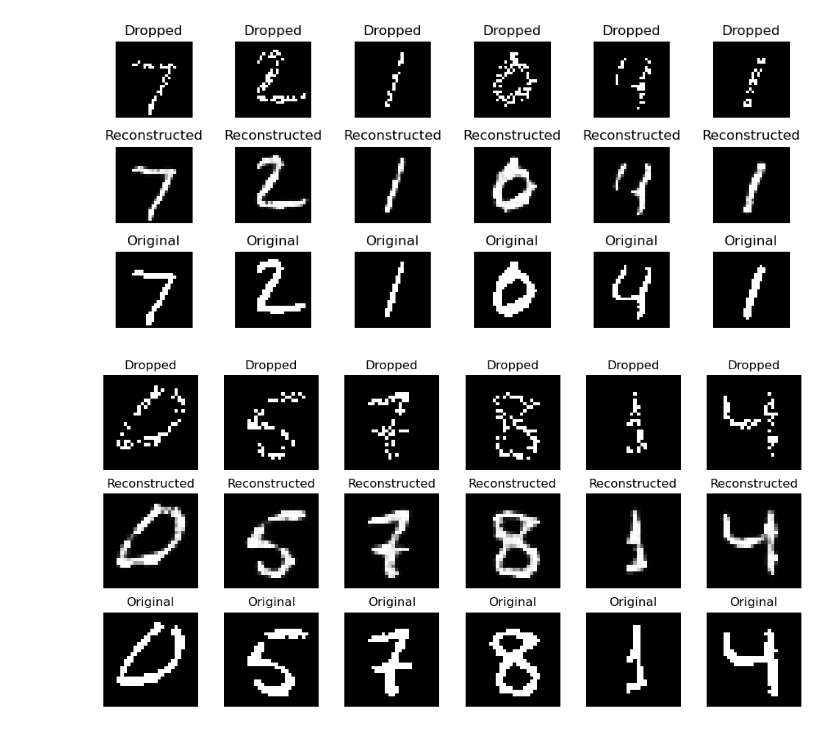
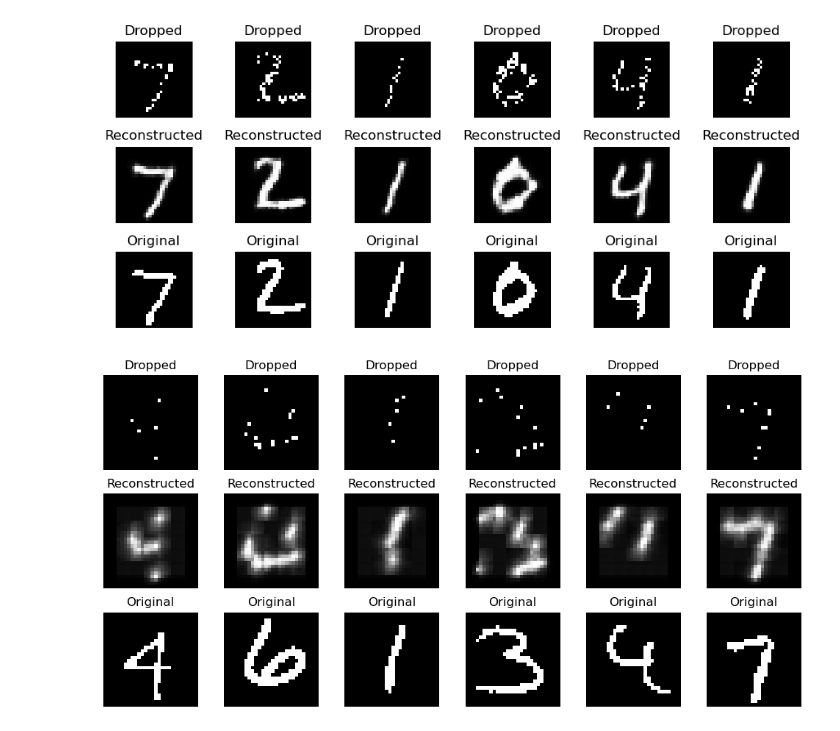
Before and after one commit to halp-13/Learning-Communication, a Jupyter notebook: logics/mnist.ipynb, the cells around one changed output. Drawn from its saved outputs; the diff is of its cells as text; code cells hidden in the pictures.

Commit message:
drop_prob

```diff
--- a/logics/mnist.ipynb
+++ b/logics/mnist.ipynb
@@ -21,7 +21,7 @@ learning_rate = 1e-3
 epochs = 10
 
 # Proportion de bits à supprimer (drop) dans chaque segment
-drop_prob = 0.3
+drop_prob = .6
 
 # --------------------------------------------------------------
 #     2. Chargement du dataset MNIST et binarisation des images
@@ -60,7 +60,7 @@ test_loader = DataLoader(test_dataset, batch_size=batch_size, shuffle=False)
 # --------------------------------------------------------------
 # 3. Fonction de suppression aléatoire des bits (pour 784 nœuds)
 # --------------------------------------------------------------
-def random_drop_784(batch_images_flat, drop_probability=0.3):
+def random_drop_784(batch_images_flat, drop_probability= drop_prob):
     """
     Supprime aléatoirement un pourcentage de bits (0 ou 1) dans chaque image.
     """
@@ -243,4 +243,4 @@ Test Loss: 0.0448
-[figure, old version]
+[figure, new version]
 # %%
 def show_random_predictions(model, test_loader, device, num_samples=6, drop_probability=drop_prob):
     model.eval()
@@ -295,4 +296,4 @@ def show_random_predictions(model, test_loader, device, num_samples=6, drop_prob
 # %%
 show_random_predictions(model, test_loader, device, num_samples=6, drop_probability=drop_prob)
 # %% [output]
-[figure, old version]
+[figure, new version]
```
Also changed, not shown: parts of 2 cells of this notebook, 3 other files.
